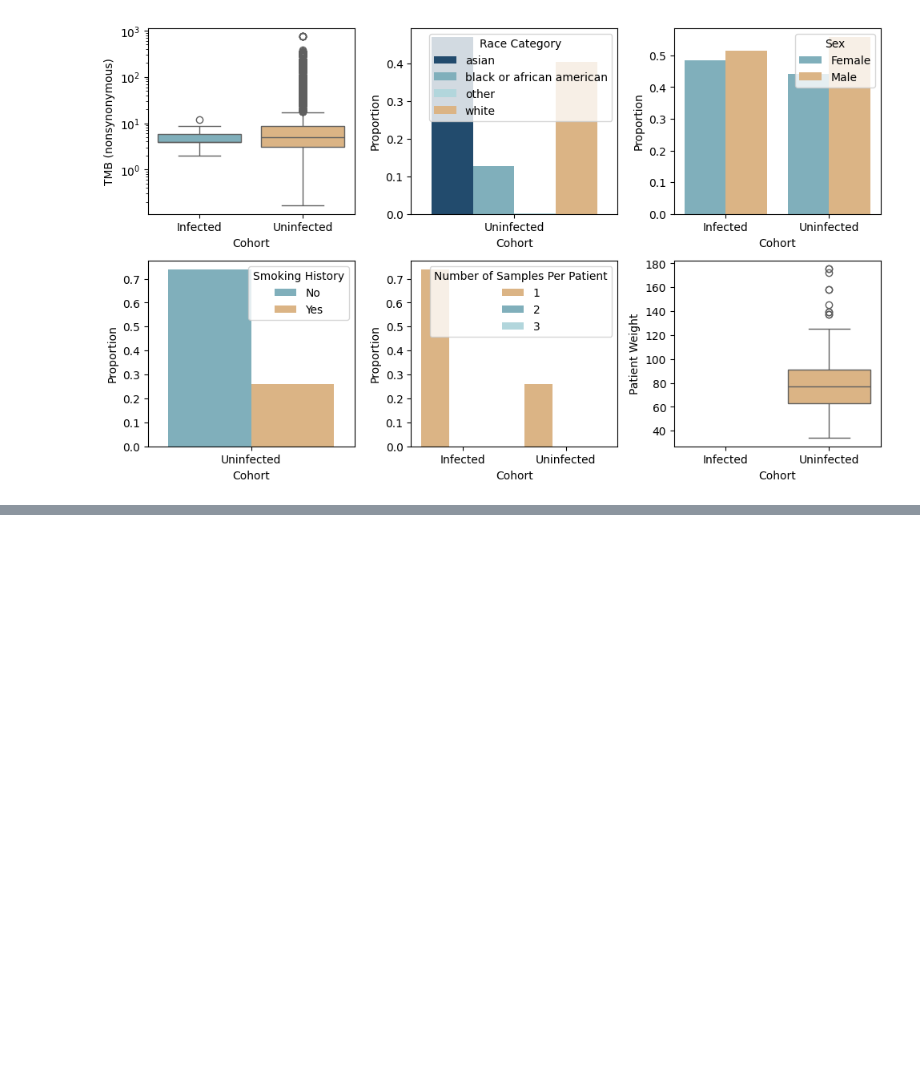
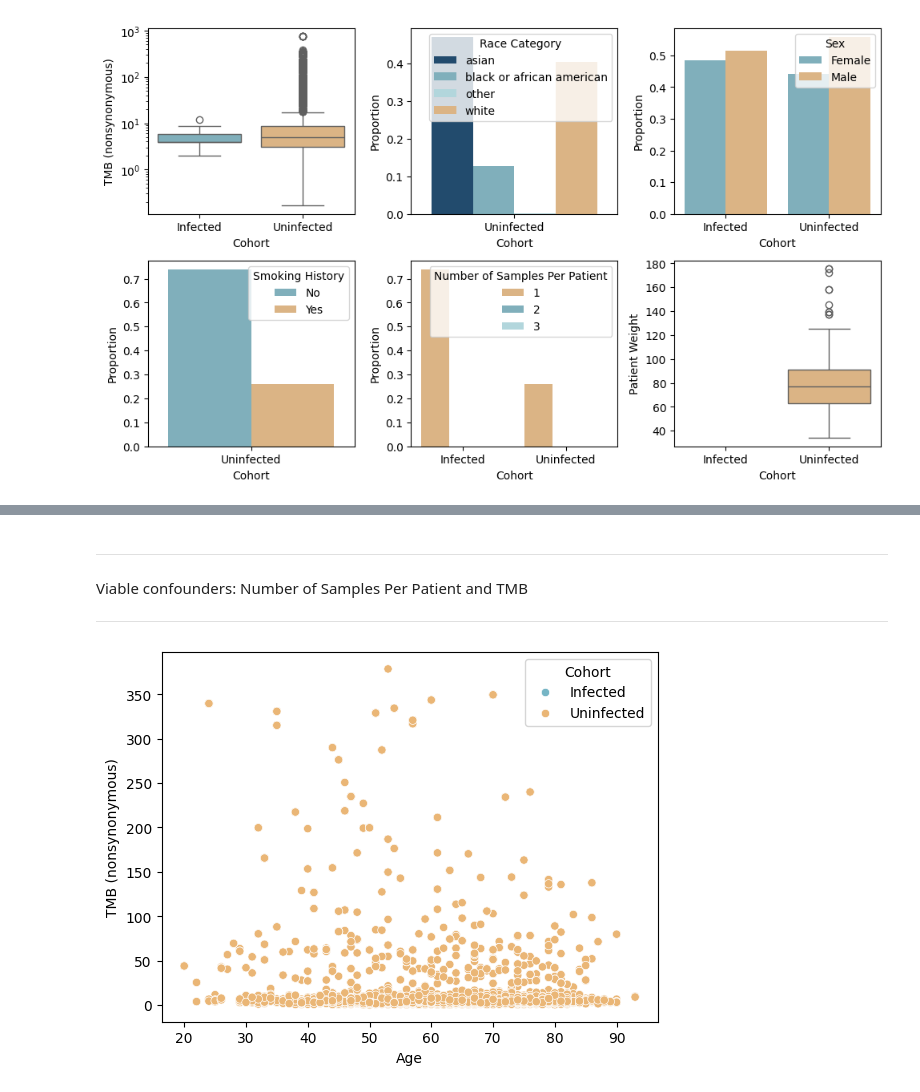
Before and after one commit to fredwdickinson/rscam-g6, a Jupyter notebook: Notebooks/nullcohort.ipynb, the cells around one changed output, grey strips where cells are left out. Saved outputs shown, nothing was run; the diff lists cells and outputs as text; code cells hidden in the pictures; blank space fills up the shorter version.

Commit message:
Working on confounders

```diff
--- a/Notebooks/nullcohort.ipynb
+++ b/Notebooks/nullcohort.ipynb
@@ -523,0 +606,21 @@ plt.show()
+# %% [markdown]
+---
+Viable confounders: Number of Samples Per Patient and TMB
+
+---
+# %%
+tmbinfected = infected.copy()
+tmbinfected["Cohort"] = "Infected"
+tmbuninfected = uninfected.copy()
+tmbuninfected["Cohort"] = "Uninfected"
+
+tmbuninfected = tmbuninfected[tmbuninfected["TMB (nonsynonymous)"] < 400]
+# TMB
+tmbinfected1 = tmbinfected[["Cohort", "TMB (nonsynonymous)", "Age"]]
+tmbuninfected1 = tmbuninfected[["Cohort", "TMB (nonsynonymous)", "Age"]]
+cdf10 = pd.concat([tmbinfected1, tmbuninfected1])
+
+sns.scatterplot(x = "Age", y = "TMB (nonsynonymous)", hue = "Cohort", data = cdf10, palette = c_palette)
+plt.show()
+# %% [output]
+[figure, added]
```
Also changed, not shown: parts of 5 cells of this notebook.
